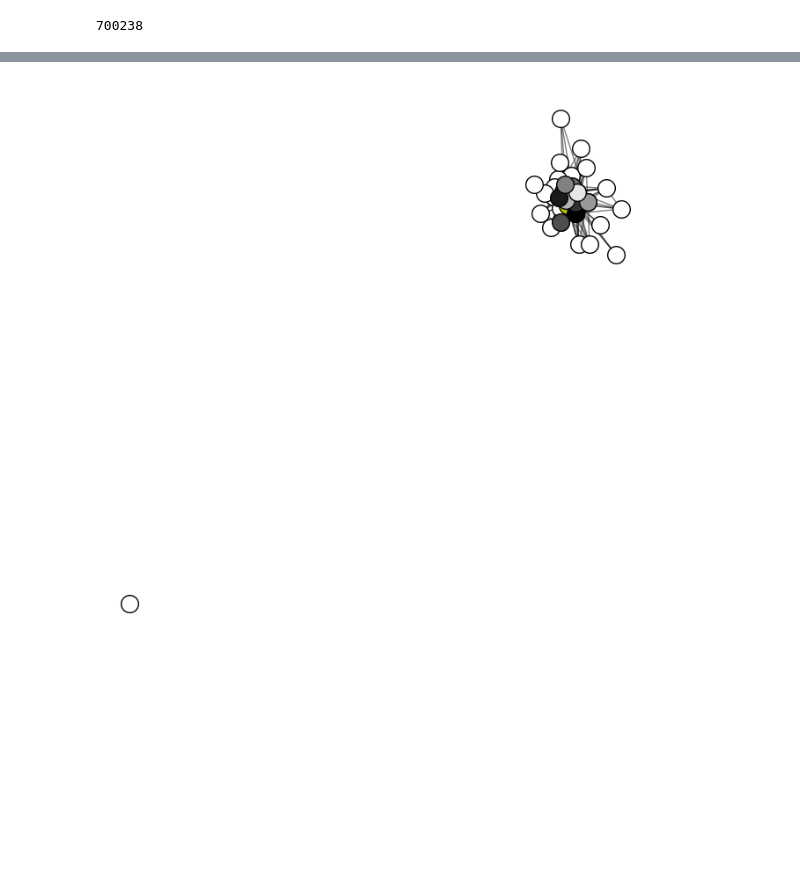
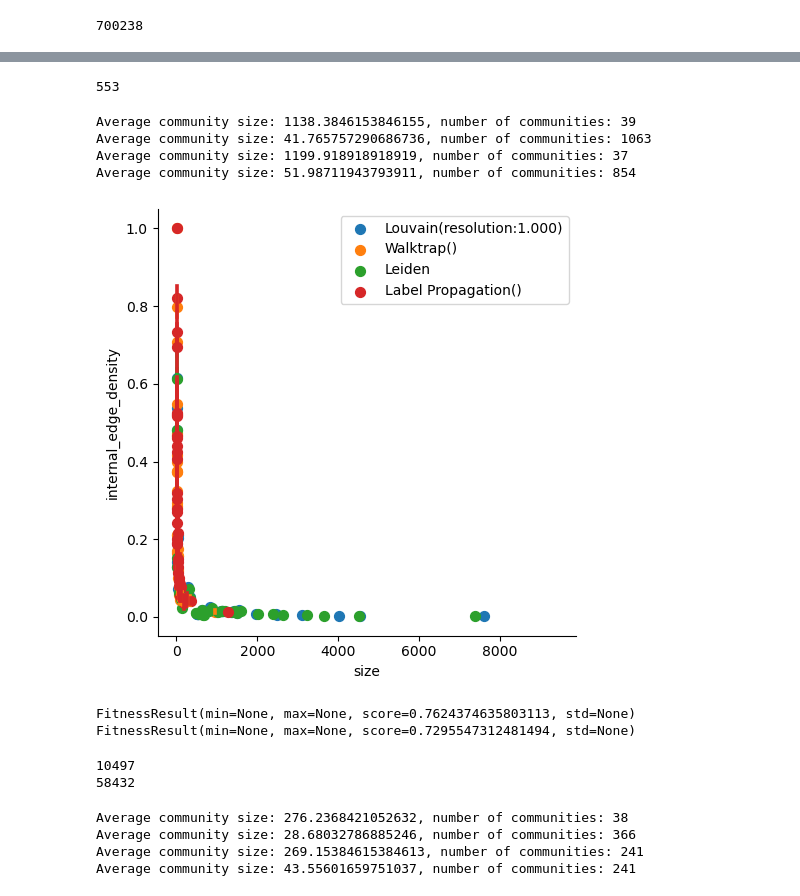
Before and after one commit to SanchoSamba/INA_Project, a Jupyter notebook: Project_modif_730.ipynb, the cells around one changed output, grey strips where cells are left out. Saved outputs shown, nothing was run; the diff lists cells and outputs as text; code cells hidden in the pictures; blank space fills up the shorter version.

```diff
--- a/Project_modif_730.ipynb
+++ b/Project_modif_730.ipynb
@@ -548 +546,8 @@ mod = coms.newman_girvan_modularity()
+# %%
+coms = algorithms.louvain(G)
+coms2 = algorithms.walktrap(G)
+# %%
+coms3 = algorithms.leiden(G)
+# %%
+coms4 = algorithms.label_propagation(G)
 # %%
@@ -557,5 +556,0 @@ plt.savefig('network_clusters_570.pdf')
-# %%
-viz.plot_community_graph(G, coms)
-plt.savefig('community_graph_570.pdf')
-# %% [output]
-[figure, removed]
@@ -561,0 +560,27 @@ plt.savefig('community_graph_570.pdf')
+# %%
+len(flpcomslist)
+# %% [output]
+553
+# %%
+# Output the average community size
+print(f"Average community size: {np.mean([len(c) for c in coms.communities])}, number of communities: {len(coms.communities)}")
+print(f"Average community size: {np.mean([len(c) for c in coms2.communities])}, number of communities: {len(coms2.communities)}")
+print(f"Average community size: {np.mean([len(c) for c in coms3.communities])}, number of communities: {len(coms3.communities)}")
+print(f"Average community size: {np.mean([len(c) for c in coms4.communities])}, number of communities: {len(coms4.communities)}")
+# %% [output]
+Average community size: 1138.3846153846155, number of communities: 39
+Average community size: 41.765757290686736, number of communities: 1063
+Average community size: 1199.918918918919, number of communities: 37
+Average community size: 51.98711943793911, number of communities: 854
+# %%
+violinplot = viz.plot_com_properties_relation([coms,coms2, coms3, coms4], evaluation.size,evaluation.internal_edge_density)
+# %% [output]
+[figure, added]
+# %%
+mod = coms.newman_girvan_modularity()
+print(mod)
+mod2 = coms4.newman_girvan_modularity()
+print(mod2)
+# %% [output]
+FitnessResult(min=None, max=None, score=0.7624374635803113, std=None)
+FitnessResult(min=None, max=None, score=0.7295547312481494, std=None)
@@ -561,0 +591,7 @@ plt.savefig('community_graph_570.pdf')
+# %%
+#check number of nodes and edges
+print(G2.number_of_nodes())
+print(G2.number_of_edges())
+# %% [output]
+10497
+58432
@@ -561,0 +604,11 @@ plt.savefig('community_graph_570.pdf')
+# %%
+# Output the average community size
+print(f"Average community size: {np.mean([len(c) for c in g2coms.communities])}, number of communities: {len(g2coms.communities)}")
+print(f"Average community size: {np.mean([len(c) for c in g2coms2.communities])}, number of communities: {len(g2coms2.communities)}")
+print(f"Average community size: {np.mean([len(c) for c in g2coms3.communities])}, number of communities: {len(g2coms4.communities)}")
+print(f"Average community size: {np.mean([len(c) for c in g2coms4.communities])}, number of communities: {len(g2coms4.communities)}")
+# %% [output]
+Average community size: 276.2368421052632, number of communities: 38
+Average community size: 28.68032786885246, number of communities: 366
+Average community size: 269.15384615384613, number of communities: 241
+Average community size: 43.55601659751037, number of communities: 241
```
Also changed, not shown: parts of 23 cells of this notebook, 3 other files.
